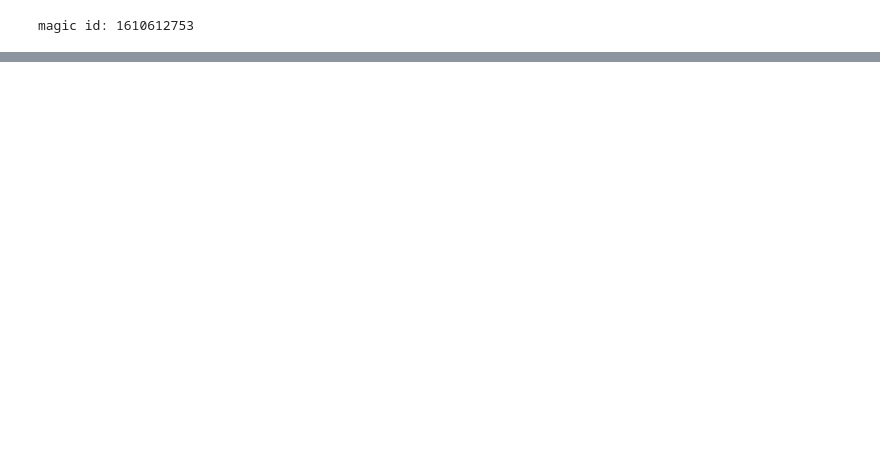
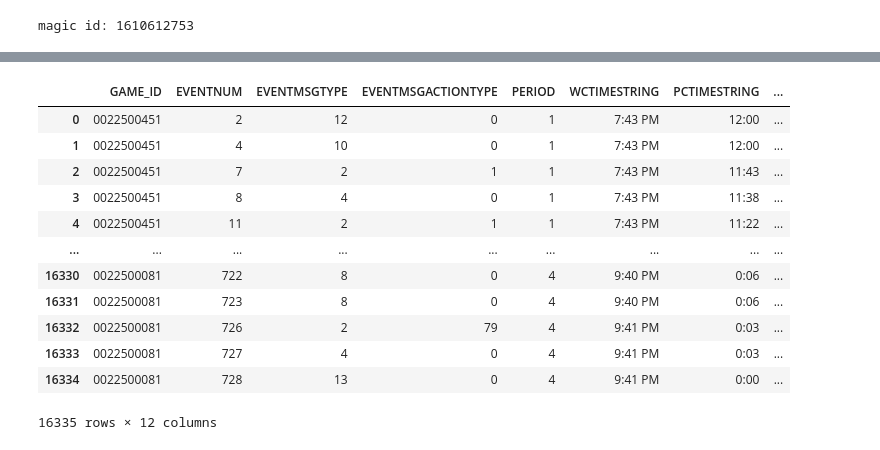
Before and after one commit to logancol/bballOracle, a Jupyter notebook: app/scripts/loadPBP.ipynb, the cells around one changed output, grey strips where cells are left out. Cells and saved outputs as stored; diff of their text form; code cells hidden in the pictures; blank space fills up the shorter version.

```diff
--- a/app/scripts/loadPBP.ipynb
+++ b/app/scripts/loadPBP.ipynb
@@ -64,0 +111,16 @@ Made shot encountered
+# %%
+final_df
+# %% [output]
+|  | GAME_ID | EVENTNUM | EVENTMSGTYPE | EVENTMSGACTIONTYPE | PERIOD | WCTIMESTRING | PCTIMESTRING | ... |
+| 0 | 0022500451 | 2 | 12 | 0 | 1 | 7:43 PM | 12:00 | ... |
+| 1 | 0022500451 | 4 | 10 | 0 | 1 | 7:43 PM | 12:00 | ... |
+| 2 | 0022500451 | 7 | 2 | 1 | 1 | 7:43 PM | 11:43 | ... |
+| 3 | 0022500451 | 8 | 4 | 0 | 1 | 7:43 PM | 11:38 | ... |
+| 4 | 0022500451 | 11 | 2 | 1 | 1 | 7:43 PM | 11:22 | ... |
+| ... | ... | ... | ... | ... | ... | ... | ... | ... |
+| 16330 | 0022500081 | 722 | 8 | 0 | 4 | 9:40 PM | 0:06 | ... |
+| 16331 | 0022500081 | 723 | 8 | 0 | 4 | 9:40 PM | 0:06 | ... |
+| 16332 | 0022500081 | 726 | 2 | 79 | 4 | 9:41 PM | 0:03 | ... |
+| 16333 | 0022500081 | 727 | 4 | 0 | 4 | 9:41 PM | 0:03 | ... |
+| 16334 | 0022500081 | 728 | 13 | 0 | 4 | 9:41 PM | 0:00 | ... |
+16335 rows × 12 columns
```
Also changed, not shown: parts of 5 cells of this notebook, 4 other files.
